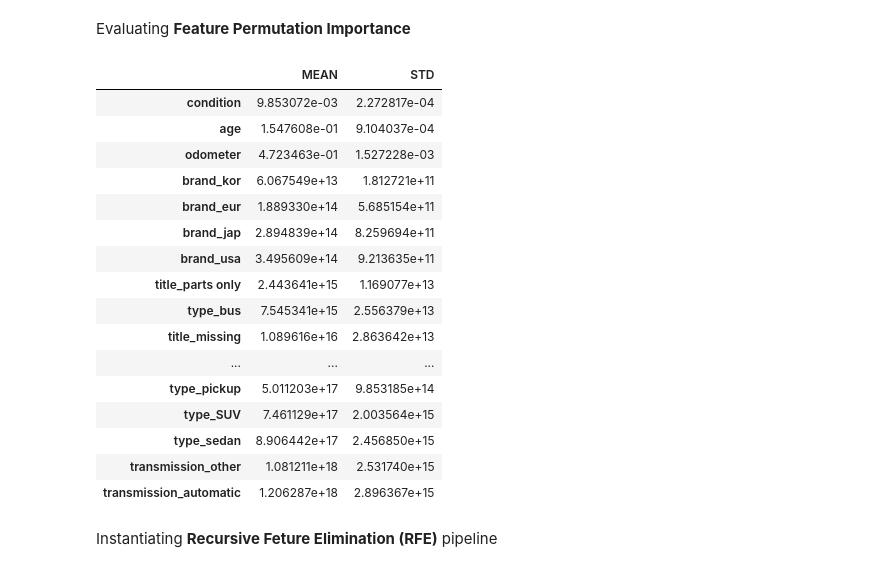
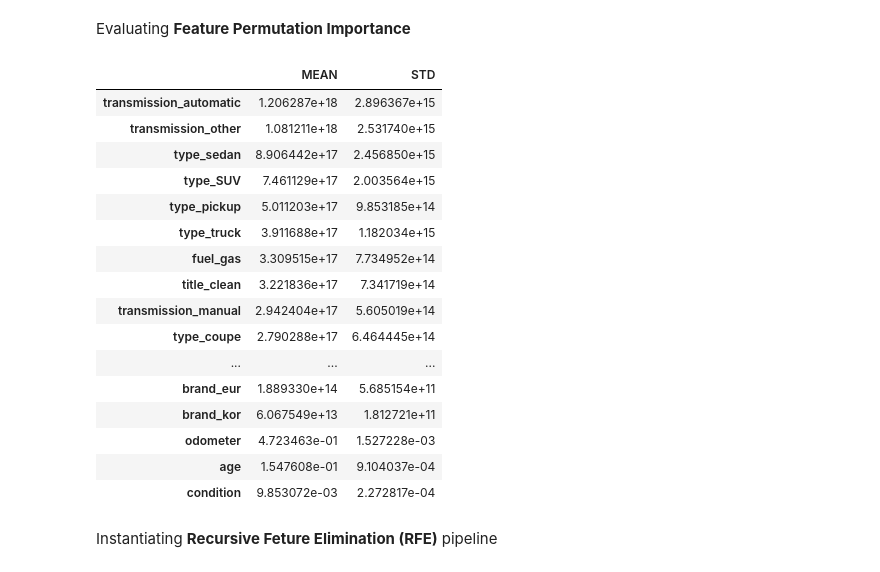
Before and after one commit to ricardoyepez01/assignment-11.1, a Jupyter notebook: ryepez_Module-11.ipynb, the cells around one changed output. Saved outputs shown, nothing was run; the diff lists cells and outputs as text; code cells hidden in the pictures.

```diff
--- a/ryepez_Module-11.ipynb
+++ b/ryepez_Module-11.ipynb
@@ -859,25 +860,25 @@ lnreg_fpi = permutation_importance(lnreg_model, X_train, y_train, n_repeats=25,
 # %%
 lnreg_imp = pd.DataFrame({'MEAN':lnreg_fpi['importances_mean'],'STD':lnreg_fpi['importances_std']},
                               index=X_train.columns)
-lnreg_imp.sort_values(by=['MEAN'])
+lnreg_imp.sort_values(by=['MEAN'],ascending=False)
 # %% [output]
 |  | MEAN | STD |
+| transmission_automatic | 1.206287e+18 | 2.896367e+15 |
+| transmission_other | 1.081211e+18 | 2.531740e+15 |
+| type_sedan | 8.906442e+17 | 2.456850e+15 |
+| type_SUV | 7.461129e+17 | 2.003564e+15 |
+| type_pickup | 5.011203e+17 | 9.853185e+14 |
+| type_truck | 3.911688e+17 | 1.182034e+15 |
+| fuel_gas | 3.309515e+17 | 7.734952e+14 |
+| title_clean | 3.221836e+17 | 7.341719e+14 |
+| transmission_manual | 2.942404e+17 | 5.605019e+14 |
+| type_coupe | 2.790288e+17 | 6.464445e+14 |
+| ... | ... | ... |
+| brand_eur | 1.889330e+14 | 5.685154e+11 |
+| brand_kor | 6.067549e+13 | 1.812721e+11 |
+| odometer | 4.723463e-01 | 1.527228e-03 |
+| age | 1.547608e-01 | 9.104037e-04 |
 | condition | 9.853072e-03 | 2.272817e-04 |
-| age | 1.547608e-01 | 9.104037e-04 |
-| odometer | 4.723463e-01 | 1.527228e-03 |
-| brand_kor | 6.067549e+13 | 1.812721e+11 |
-| brand_eur | 1.889330e+14 | 5.685154e+11 |
-| brand_jap | 2.894839e+14 | 8.259694e+11 |
-| brand_usa | 3.495609e+14 | 9.213635e+11 |
-| title_parts only | 2.443641e+15 | 1.169077e+13 |
-| type_bus | 7.545341e+15 | 2.556379e+13 |
-| title_missing | 1.089616e+16 | 2.863642e+13 |
-| ... | ... | ... |
-| type_pickup | 5.011203e+17 | 9.853185e+14 |
-| type_SUV | 7.461129e+17 | 2.003564e+15 |
-| type_sedan | 8.906442e+17 | 2.456850e+15 |
-| transmission_other | 1.081211e+18 | 2.531740e+15 |
-| transmission_automatic | 1.206287e+18 | 2.896367e+15 |
 # %% [markdown]
 Instantiating **Recursive Feture Elimination (RFE)** pipeline
 # %%
```
Also changed, not shown: parts of 13 cells of this notebook, 2 other files.
